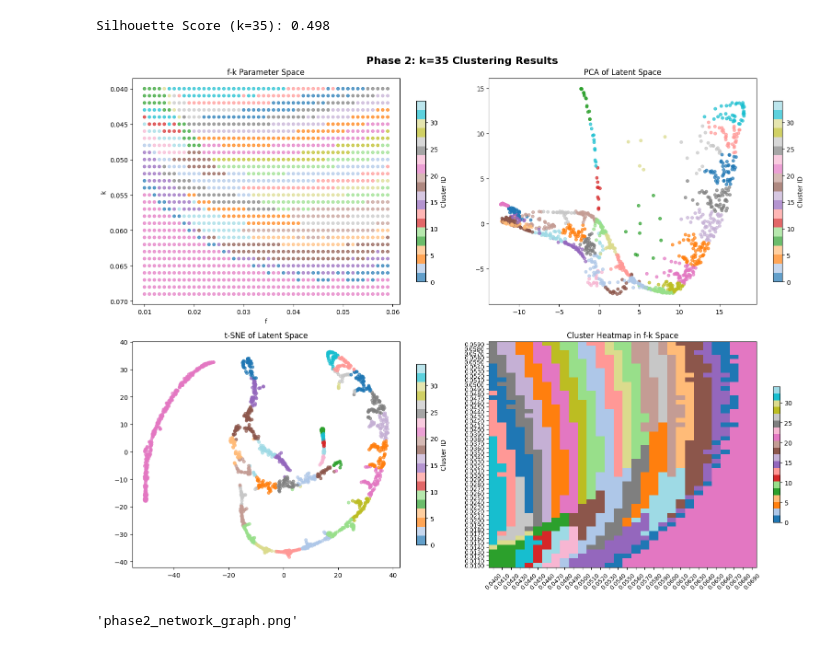
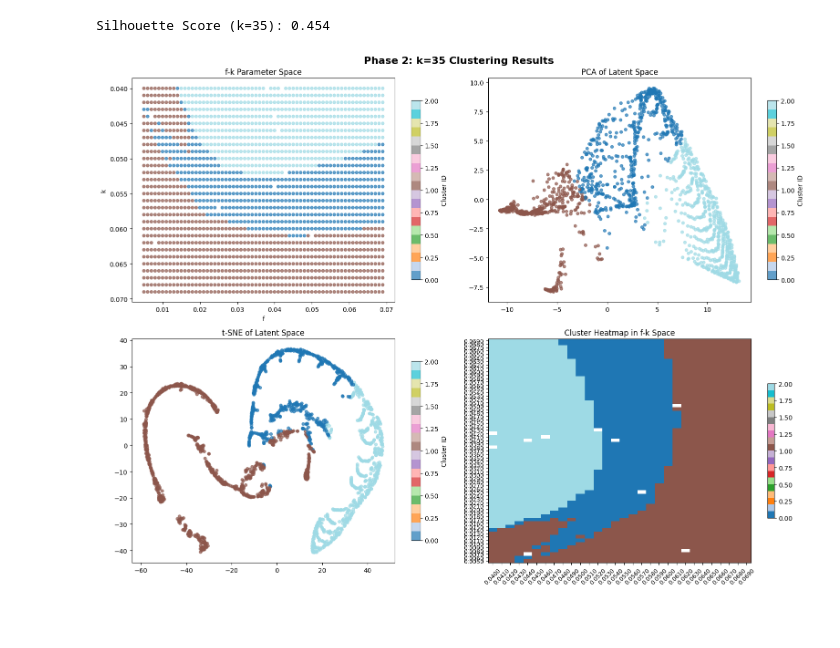
Before and after one commit to miuraTakashi/GrayScottMachineLearning, a Jupyter notebook: cluster_analysis_notebook_Phase2.ipynb, the cells around one changed output. Saved outputs shown, nothing was run; the diff lists cells and outputs as text; code cells hidden in the pictures; blank space fills up the shorter version.

```diff
--- a/cluster_analysis_notebook_Phase2.ipynb
+++ b/cluster_analysis_notebook_Phase2.ipynb
@@ -12,7 +12,7 @@ from sklearn.metrics import silhouette_score
 # drive.mount('/content/drive')
 # results_path = '/content/drive/MyDrive/GrayScottML/results/analysis_results_phase2.pkl'
 
-results_path = '/Users/miura/_git/GrayScottMachineLearning/results/phase2_results_gpu.pkl'  # パスを適宜修正
+results_path = '/Users/miura/Library/CloudStorage/GoogleDrive-miuratakashilab@gmail.com/マイドライブ/GrayScottML/phase2_results_gpu.pkl'  # パスを適宜修正
 
 with open(results_path, 'rb') as f:
     results = pickle.load(f)
@@ -21,7 +21,7 @@ latent_vectors = results['latent_vectors']
 f_values = results['f_values']
 k_values = results['k_values']
 
-n_clusters = 35
+n_clusters = 3
 kmeans = KMeans(n_clusters=n_clusters, random_state=42, n_init=10)
 cluster_labels = kmeans.fit_predict(latent_vectors)
 silhouette = silhouette_score(latent_vectors, cluster_labels)
@@ -50,54 +50,35 @@ sc3 = axes[1, 0].scatter(tsne_result[:, 0], tsne_result[:, 1], c=cluster_labels,
 axes[1, 0].set_title('t-SNE of Latent Space')
 plt.colorbar(sc3, ax=axes[1, 0], label='Cluster ID', shrink=0.8)
 
 f_unique = np.unique(f_values)
 k_unique = np.unique(k_values)
 heatmap_data = np.full((len(f_unique), len(k_unique)), np.nan)
 for i, f in enumerate(f_values):
     k = k_values[i]
     cluster = cluster_labels[i]
     f_idx = np.where(f_unique == f)[0][0]
     k_idx = np.where(k_unique == k)[0][0]
     heatmap_data[f_idx, k_idx] = cluster
 im = axes[1, 1].imshow(heatmap_data, cmap='tab20', aspect='auto', origin='lower', vmin=0, vmax=n_clusters-1)
 axes[1, 1].set_title('Cluster Heatmap in f-k Space')
 # k, fのユニーク値リスト
 f_unique = np.unique(f_values)
 k_unique = np.unique(k_values)
 
 # x軸（k）・y軸（f）に実際の値をラベルとして表示
 axes[1, 1].set_xticks(range(len(k_unique)))
 axes[1, 1].set_yticks(range(len(f_unique)))
 axes[1, 1].set_xticklabels([f'{k:.4f}' for k in k_unique], rotation=45, fontsize=9)
 axes[1, 1].set_yticklabels([f'{f:.4f}' for f in f_unique], fontsize=9)
 
 
 plt.colorbar(im, ax=axes[1, 1], shrink=0.6)
 
 plt.tight_layout()
 plt.show()
 # %% [output]
-Silhouette Score (k=35): 0.498
+Silhouette Score (k=35): 0.454
-[figure, old version]
+[figure, new version]
-# %%
-import torch
-from torchviz import make_dot
-from src.gray_scott_autoencoder_phase2 import Conv3DAutoencoderPhase2
-
-model = Conv3DAutoencoderPhase2(
-    input_channels=1, fixed_frames=30, target_size=(64, 64), latent_dim=256
-)
-model.eval()  # ★ここを追加
-
-x = torch.randn(1, 1, 30, 64, 64)
-with torch.no_grad():
-    output, latent = model(x)
-
-dot = make_dot(output, params=dict(list(model.named_parameters())))
-dot.format = 'png'
-dot.render('phase2_network_graph')
-# %% [output]
-'phase2_network_graph.png'
 # %%
 from torchsummary import summary
 from src.gray_scott_autoencoder_phase2 import Conv3DAutoencoderPhase2
```
Also changed, not shown: parts of 9 cells of this notebook, 1 other file.
